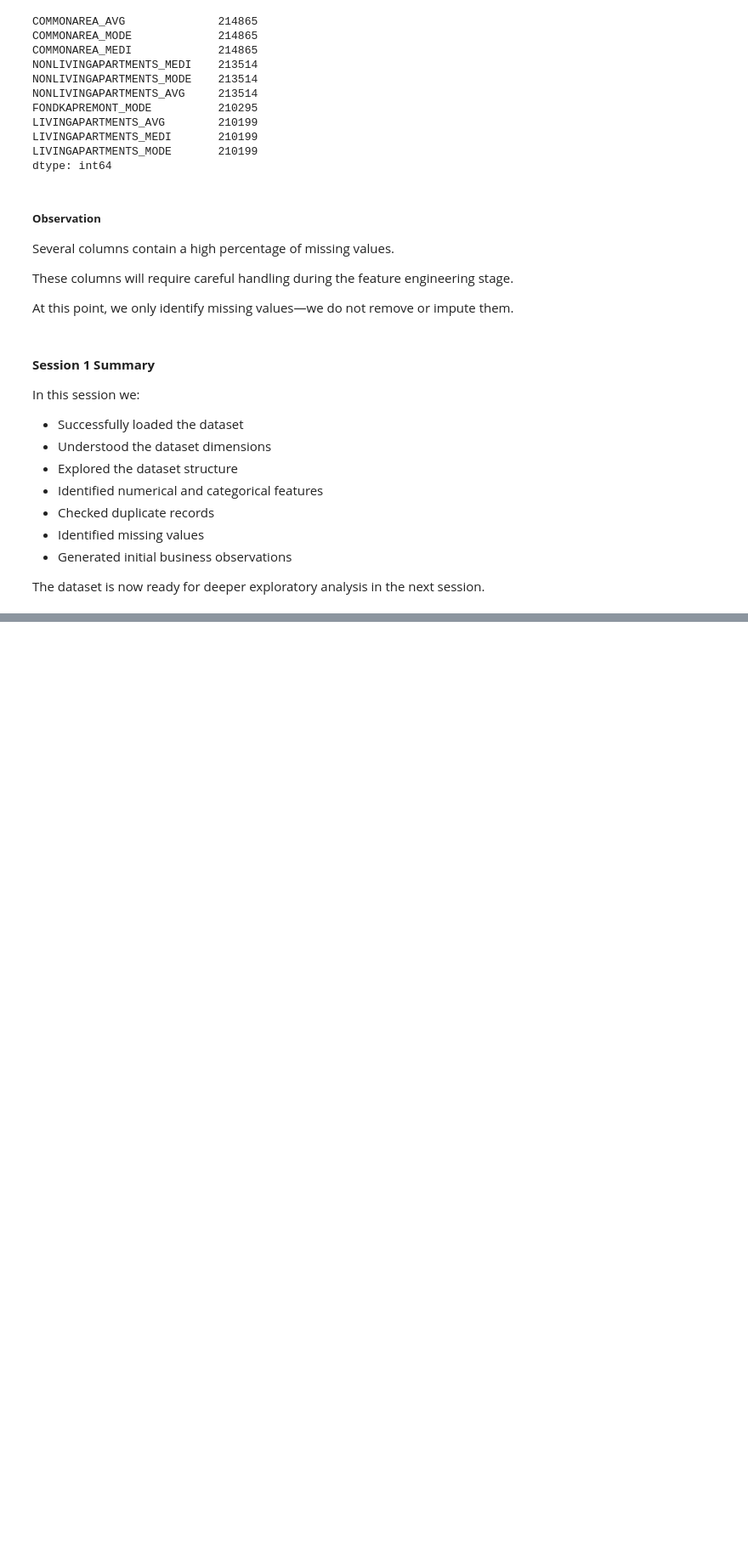
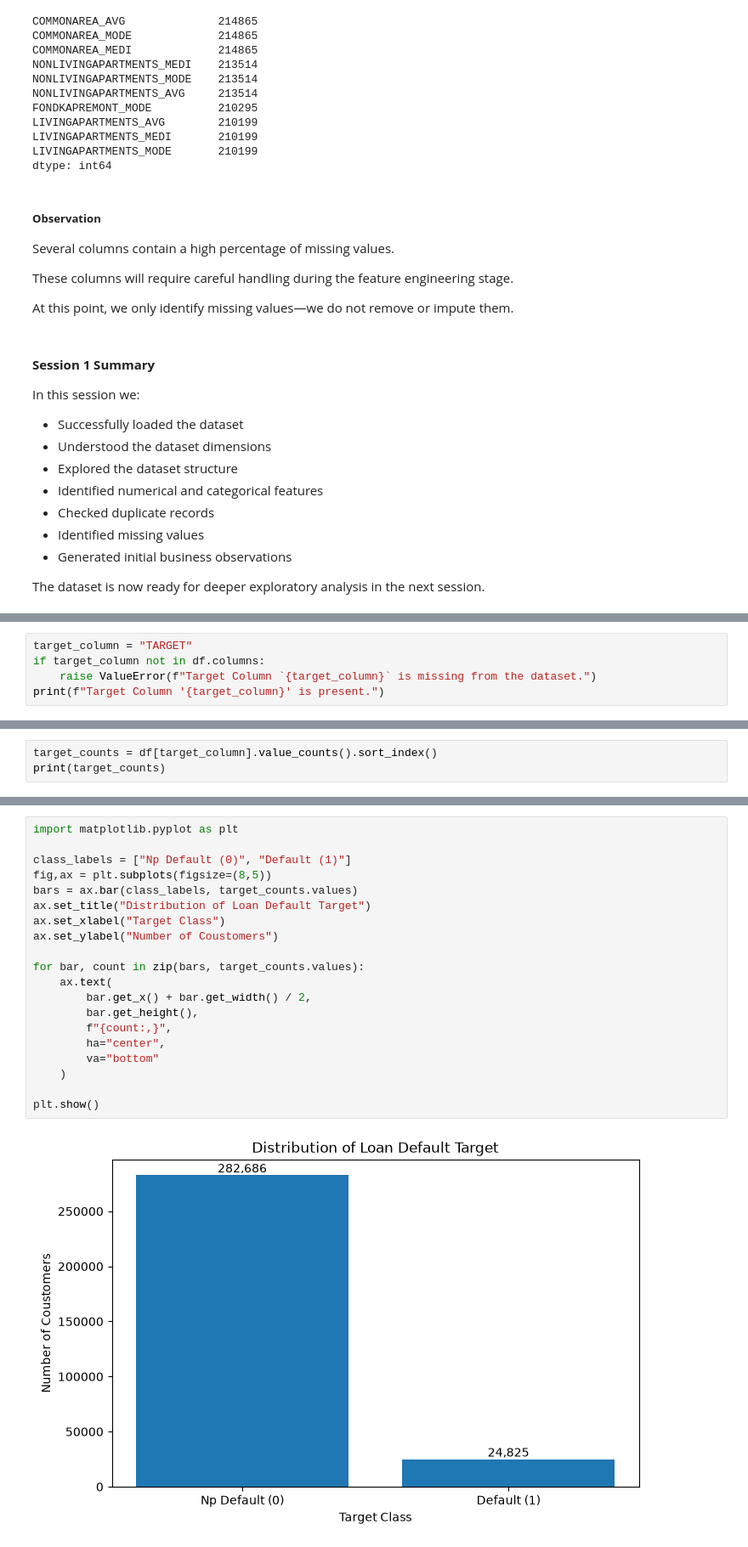
Before and after one commit to Abhilash0079/MachineLearningProjects, a Jupyter notebook: Loan_Default_Risk_Prediction/notebooks/01_EDA.ipynb, the cells around one changed output, grey strips where cells are left out. Shown at 85% size. Saved outputs shown, nothing was run; the diff lists cells and outputs as text; blank space fills up the shorter version.

Commit message:
Step4.2: EDA:Session 2: Target Variable Analysis completed.

```diff
--- a/Loan_Default_Risk_Prediction/notebooks/01_EDA.ipynb
+++ b/Loan_Default_Risk_Prediction/notebooks/01_EDA.ipynb
@@ -194,0 +226,5 @@ The dataset is now ready for deeper exploratory analysis in the next session.
+# %%
+target_column = "TARGET"
+if target_column not in df.columns:
+    raise ValueError(f"Target Column `{target_column}` is missing from the dataset.")
+print(f"Target Column '{target_column}' is present.")
@@ -194,0 +286,3 @@ The dataset is now ready for deeper exploratory analysis in the next session.
+# %%
+target_counts = df[target_column].value_counts().sort_index()
+print(target_counts)
@@ -194,0 +363,22 @@ The dataset is now ready for deeper exploratory analysis in the next session.
+# %%
+import matplotlib.pyplot as plt
+
+class_labels = ["Np Default (0)", "Default (1)"]
+fig,ax = plt.subplots(figsize=(8,5))
+bars = ax.bar(class_labels, target_counts.values)
+ax.set_title("Distribution of Loan Default Target")
+ax.set_xlabel("Target Class")
+ax.set_ylabel("Number of Coustomers")
+
+for bar, count in zip(bars, target_counts.values):
+    ax.text(
+        bar.get_x() + bar.get_width() / 2,
+        bar.get_height(),
+        f"{count:,}",
+        ha="center",
+        va="bottom"
+    )
+
+plt.show()
+# %% [output]
+[figure, added]
```
Also changed, not shown: parts of 36 cells of this notebook.
